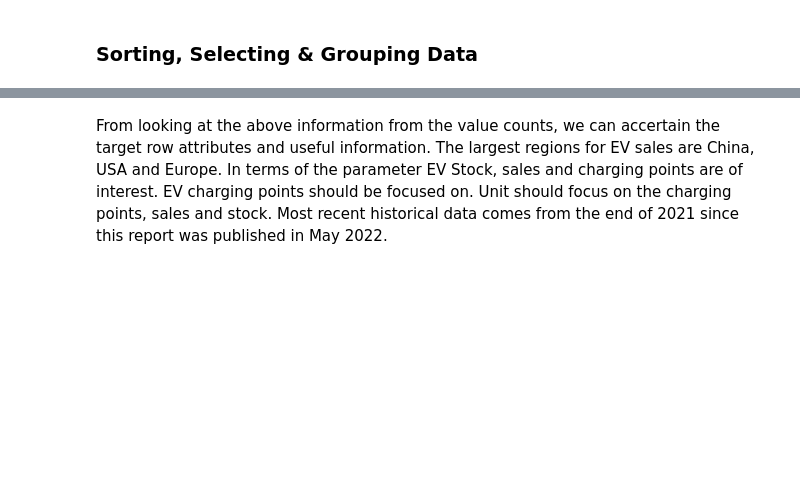
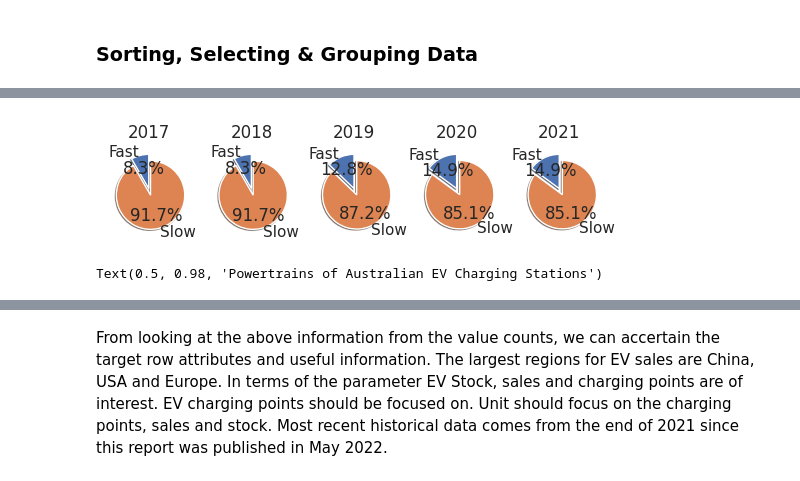
Before and after one commit to Chameleon-company/EVCFLO, a Jupyter notebook: Data Science - EV Stations/EDA - EV Charging Stations around the world/EDA - World EV Charging Stations .ipynb, the cells around one changed output, grey strips where cells are left out. Drawn from its saved outputs; the diff is of its cells as text; code cells hidden in the pictures; blank space fills up the shorter version.

```diff
--- a/Data Science - EV Stations/EDA - EV Charging Stations around the world/EDA - World EV Charging Stations .ipynb
+++ b/Data Science - EV Stations/EDA - EV Charging Stations around the world/EDA - World EV Charging Stations .ipynb
@@ -93,0 +191,37 @@ ev.head()
+# %%
+# Create a barplot
+explode = (0, 0.2)  # only "explode" the 2nd slice (i.e. 'Fast PowerTrains')
+labels = 'Fast', 'Slow'
+
+# Australia EV Charging Stations by each year
+n_21 = ev_aus.loc[ev_aus['year'] == 2021]
+n_20 = ev_aus.loc[ev_aus['year'] == 2020]
+n_19 = ev_aus.loc[ev_aus['year'] == 2019]
+n_18 = ev_aus.loc[ev_aus['year'] == 2018]
+n_17 = ev_aus.loc[ev_aus['year'] == 2017]
+
+# create a figure with five subplots
+fig, (ax1, ax2, ax3, ax4, ax5) = plt.subplots(1,5)
+
+# plot each pie chart in a separate subplot
+ax1.pie(n_17['value'], explode=explode, labels=labels, autopct='%1.1f%%',
+         shadow=True, startangle=90)
+ax1.set_title('2017')
+ax2.pie(n_18['value'], explode=explode, labels=labels, autopct='%1.1f%%',
+         shadow=True, startangle=90)
+ax2.set_title('2018')
+ax3.pie(n_19['value'], explode=explode, labels=labels, autopct='%1.1f%%',
+         shadow=True, startangle=90)
+ax3.set_title('2019')
+ax4.pie(n_20['value'], explode=explode, labels=labels, autopct='%1.1f%%',
+         shadow=True, startangle=90)
+ax4.set_title('2020')
+ax5.pie(n_21['value'], explode=explode, labels=labels, autopct='%1.1f%%',
+         shadow=True, startangle=90)
+ax5.set_title('2021')
+
+plt.show()
+fig.suptitle('Powertrains of Australian EV Charging Stations')
+# %% [output]
+[figure, added]
+Text(0.5, 0.98, 'Powertrains of Australian EV Charging Stations')
```
Also changed, not shown: parts of 61 cells of this notebook.
